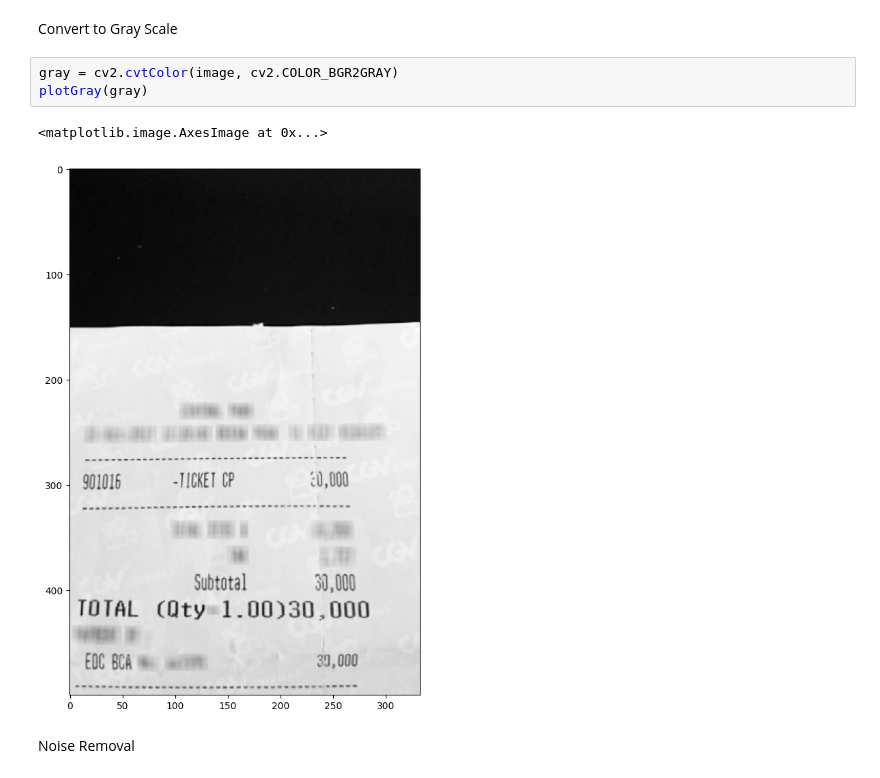
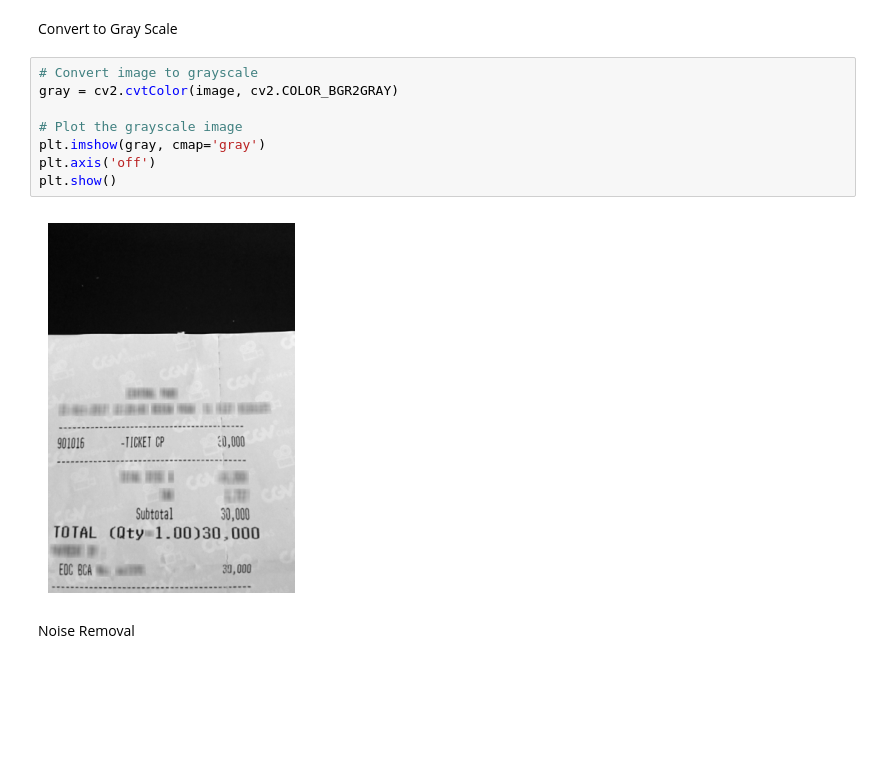
Before and after one commit to ndeeen/Capstone-Moger, a Jupyter notebook: ML-Path/finalModel.ipynb, the cells around one changed output. Saved outputs shown, nothing was run; the diff lists cells and outputs as text; blank space fills up the shorter version.

```diff
--- a/ML-Path/finalModel.ipynb
+++ b/ML-Path/finalModel.ipynb
@@ -119,11 +117,15 @@ originalimage = image.copy()
 image = resizeImage(image, resizeRatio)
 # %% [markdown]
 Convert to Gray Scale
-# %%
-gray = cv2.cvtColor(image, cv2.COLOR_BGR2GRAY)
-plotGray(gray)
-# %% [output]
-<matplotlib.image.AxesImage at 0x...>
-[figure, removed]
+# %%
+# Convert image to grayscale
+gray = cv2.cvtColor(image, cv2.COLOR_BGR2GRAY)
+
+# Plot the grayscale image
+plt.imshow(gray, cmap='gray')
+plt.axis('off')
+plt.show()
+# %% [output]
+[figure, added]
 # %% [markdown]
 Noise Removal
```
Also changed, not shown: parts of 34 cells of this notebook.
